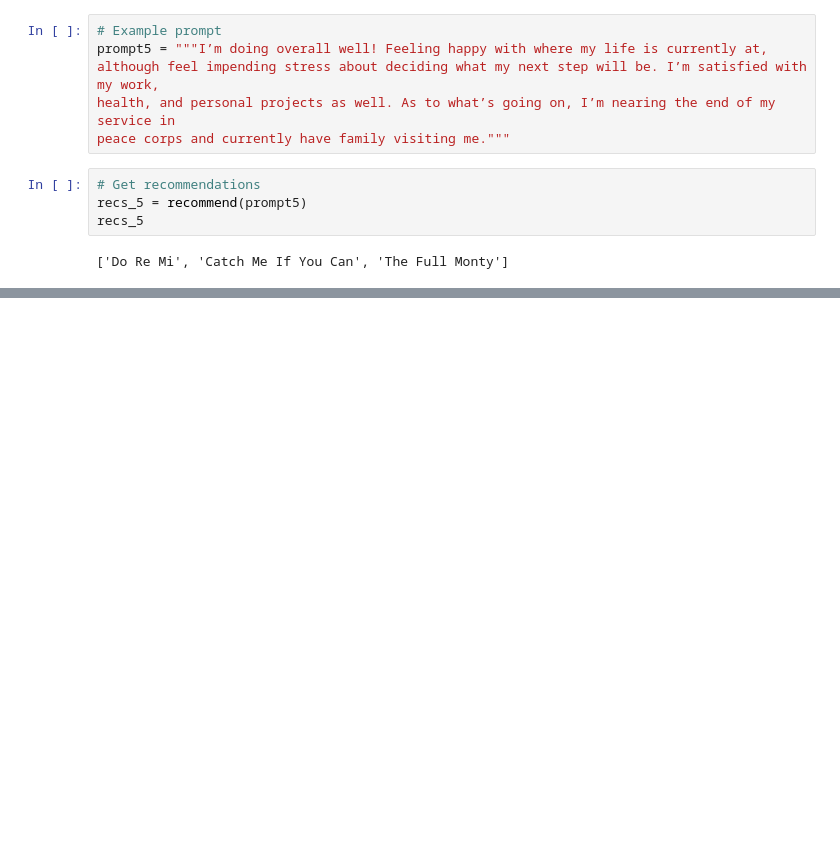
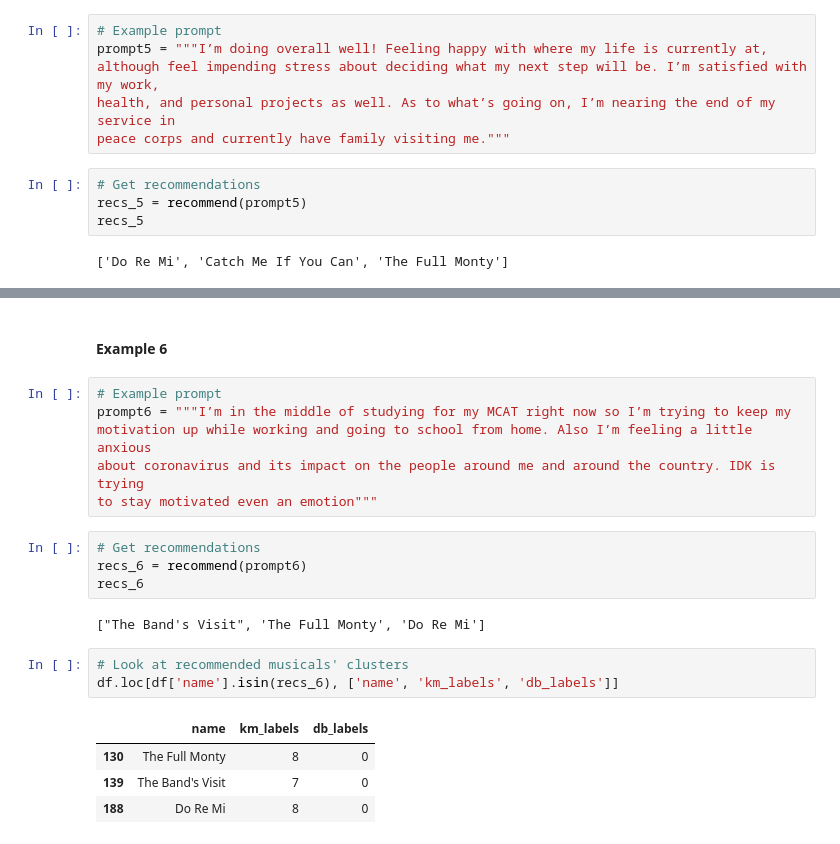
Before and after one commit to KellySlatery/capstone, a Jupyter notebook: 07_Recommender_System.ipynb, the cells around one changed output, grey strips where cells are left out. Saved outputs shown, nothing was run; the diff lists cells and outputs as text; blank space fills up the shorter version.

```diff
--- a/07_Recommender_System.ipynb
+++ b/07_Recommender_System.ipynb
@@ -227,0 +228,22 @@ df.loc[df['name'].isin(recs_5), ['name', 'km_labels', 'db_labels']]
+# %% [markdown]
+#### Example 6
+# %%
+# Example prompt
+prompt6 = """I’m in the middle of studying for my MCAT right now so I’m trying to keep my
+motivation up while working and going to school from home. Also I’m feeling a little anxious
+about coronavirus and its impact on the people around me and around the country. IDK is trying
+to stay motivated even an emotion"""
+# %%
+# Get recommendations
+recs_6 = recommend(prompt6)
+recs_6
+# %% [output]
+["The Band's Visit", 'The Full Monty', 'Do Re Mi']
+# %%
+# Look at recommended musicals' clusters
+df.loc[df['name'].isin(recs_6), ['name', 'km_labels', 'db_labels']]
+# %% [output]
+|  | name | km_labels | db_labels |
+| 130 | The Full Monty | 8 | 0 |
+| 139 | The Band's Visit | 7 | 0 |
+| 188 | Do Re Mi | 8 | 0 |
```
Also changed, not shown: parts of 6 cells of this notebook, 10 other files.
